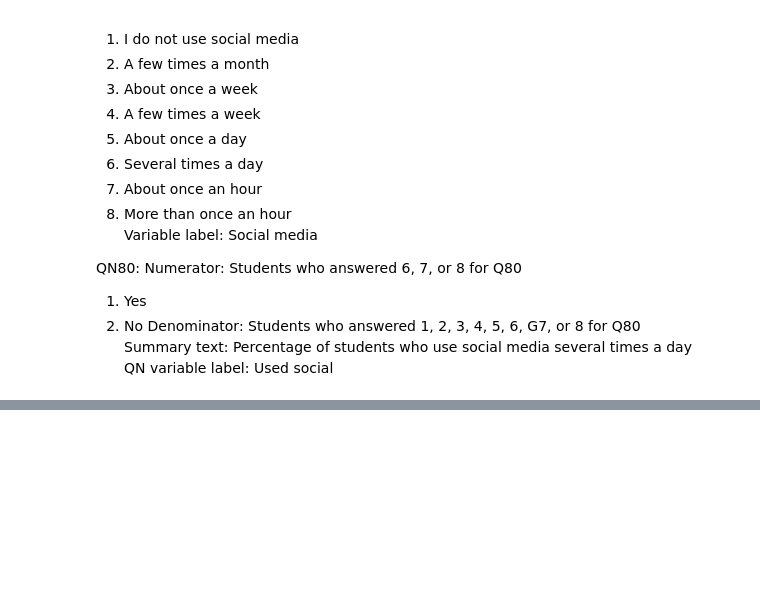
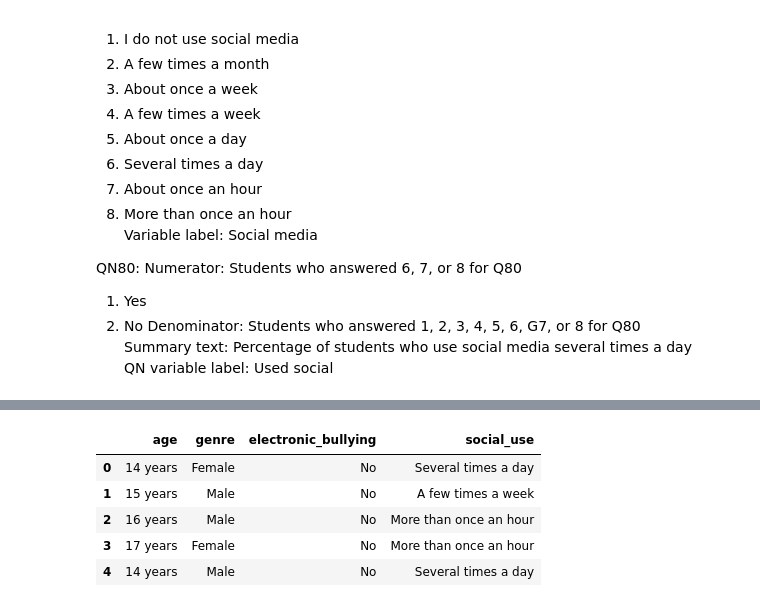
Before and after one commit to fapm4/PRVD-1, a Jupyter notebook: datos.ipynb, the cells around one changed output, grey strips where cells are left out. Saved outputs shown, nothing was run; the diff lists cells and outputs as text; code cells hidden in the pictures; blank space fills up the shorter version.

```diff
--- a/datos.ipynb
+++ b/datos.ipynb
@@ -143,0 +146,49 @@ df_YRBS
+# %%
+# Diccionarios de mapeo para cada columna
+map_edad = {
+    '1': '<=12 years',
+    '2': '13 years',
+    '3': '14 years',
+    '4': '15 years',
+    '5': '16 years',
+    '6': '17 years',
+    '7': '>=18 years'
+}
+
+map_genero = {'1': 'Female', '2': 'Male'}
+map_acoso = {'1': 'Yes', '2': 'No'}
+map_uso = {
+    '1': 'I do not use social media',
+    '2': 'A few times a month',
+    '3': 'About once a week',
+    '4': 'A few times a week',
+    '5': 'About once a day',
+    '6': 'Several times a day',
+    '7': 'About once an hour',
+    '8': 'More than once an hour'
+}
+
+# Crear un diccionario general para mapear cada columna
+mapeos = {
+    'age': map_edad,
+    'genre': map_genero,
+    'electronic_bullying': map_acoso,
+    'social_use': map_uso
+}
+
+
+df_YRBS['age'].replace(map_edad)
+
+# Aplicar los mapeos a las columnas del DataFrame
+for columna, mapeo in mapeos.items():
+    df_YRBS[columna] = df_YRBS[columna].replace(mapeo)
+
+# Mostrar el DataFrame con los valores categóricos
+df_YRBS.head()
+# %% [output]
+|  | age | genre | electronic_bullying | social_use |
+| 0 | 14 years | Female | No | Several times a day |
+| 1 | 15 years | Male | No | A few times a week |
+| 2 | 16 years | Male | No | More than once an hour |
+| 3 | 17 years | Female | No | More than once an hour |
+| 4 | 14 years | Male | No | Several times a day |
```
Also changed, not shown: parts of 3 cells of this notebook.
